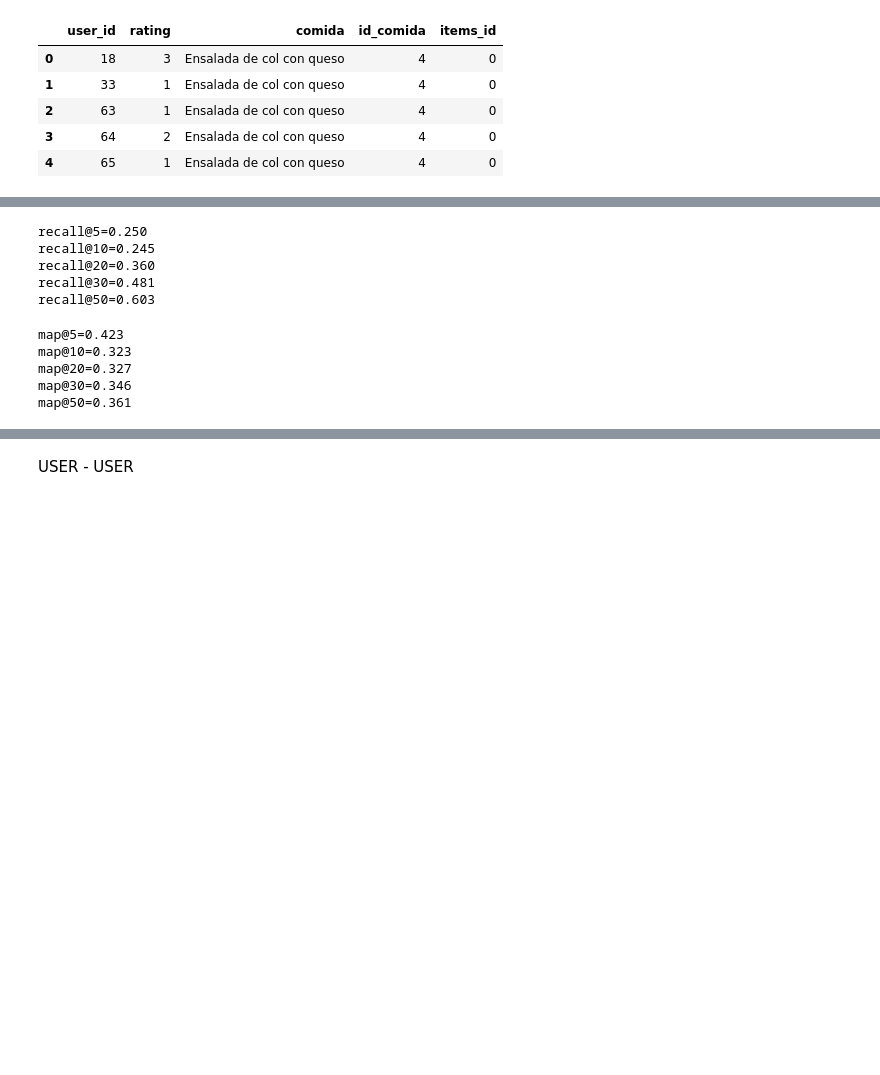
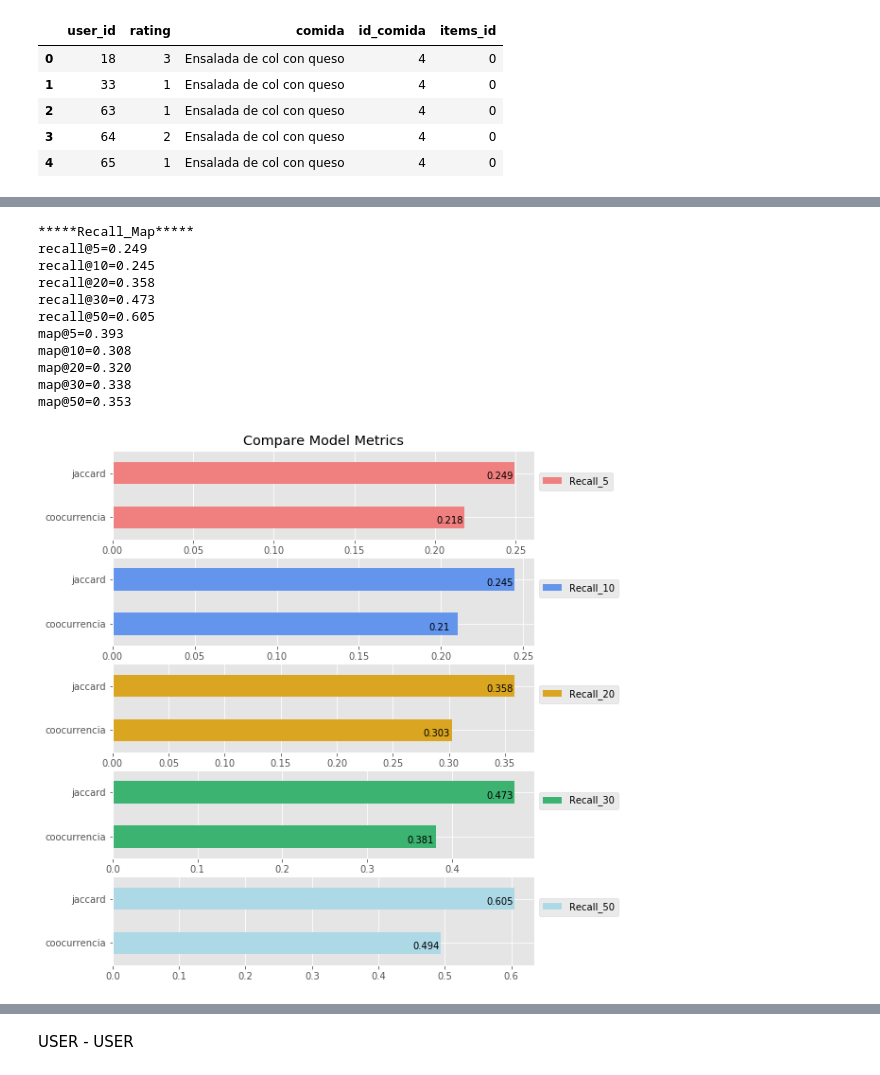
Before and after one commit to matiasch11/menu_semanal, a Jupyter notebook: Recomendador.ipynb, the cells around one changed output, grey strips where cells are left out. Drawn from its saved outputs; the diff is of its cells as text; code cells hidden in the pictures; blank space fills up the shorter version.

```diff
--- a/Recomendador.ipynb
+++ b/Recomendador.ipynb
@@ -319,5 +586,6 @@ class Metrics():
 topk = [5, 10, 20, 30, 50]
 predictions_ids = predictions.items_id.values
 m = Metrics(train_ids, test_ids, predictions_ids)
-_ = m.recall_at_n(topk)
+print('*****Recall_Map*****')
+matriz_coocurrencia_m_r = m.metric('coocurrencia', topk)
 # %% [output]
@@ -382,18 +648,21 @@ predictions.head()
 topk = [5, 10, 20, 30, 50]
 predictions_ids = predictions.items_id.values
 m = Metrics(train_ids, test_ids, predictions_ids)
-_ = m.recall_at_n(topk)
+print('*****Recall_Map*****')
+jaccard_m_r = m.metric('jaccard',topk)
 # %% [output]
-recall@5=0.250
+*****Recall_Map*****
+recall@5=0.249
 recall@10=0.245
-recall@20=0.360
-recall@30=0.481
-recall@50=0.603
+recall@20=0.358
+recall@30=0.473
+recall@50=0.605
+map@5=0.393
+map@10=0.308
+map@20=0.320
+map@30=0.338
+map@50=0.353
-# %%
-_ = m.map_at_n(topk)
-# %% [output]
-map@5=0.423
-map@10=0.323
-map@20=0.327
-map@30=0.346
-map@50=0.361
+# %%
+compare_model_metrics([matriz_coocurrencia_m_r, jaccard_m_r], 'Recall')
+# %% [output]
+[figure, added]
```
Also changed, not shown: parts of 45 cells of this notebook.
